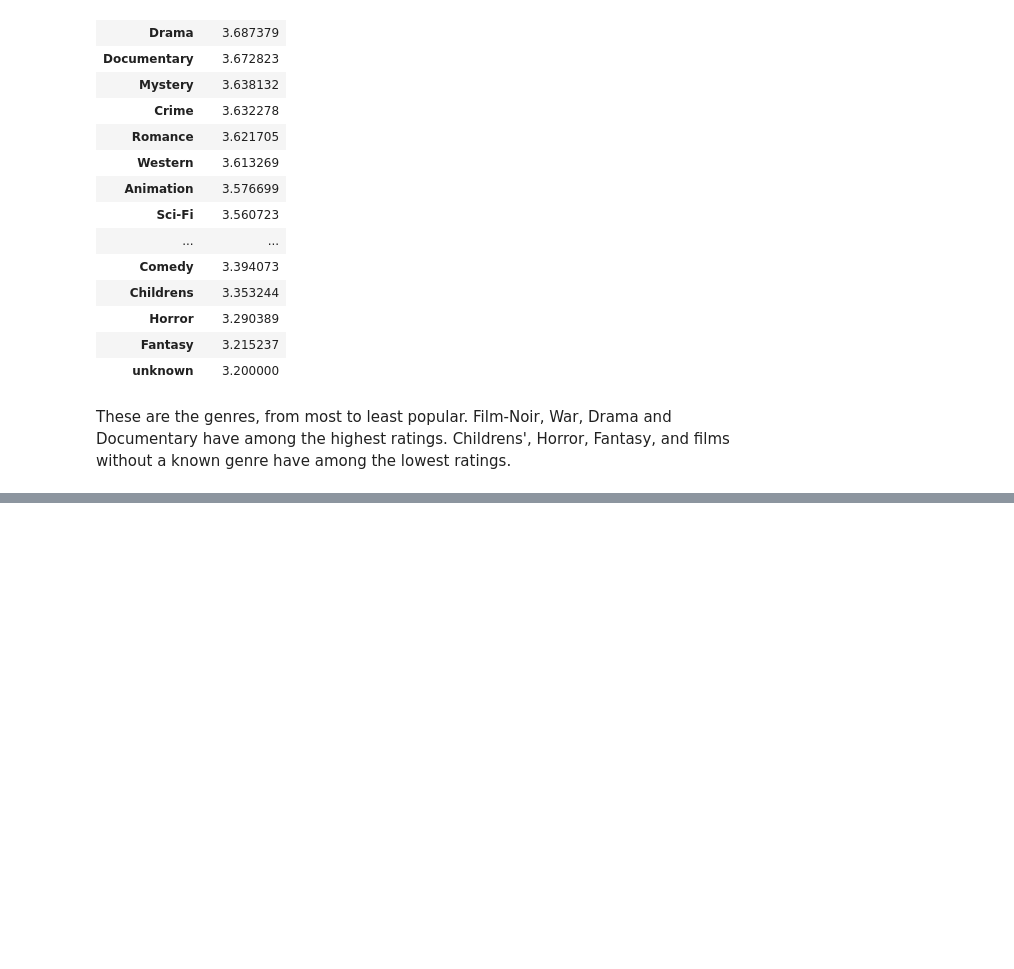
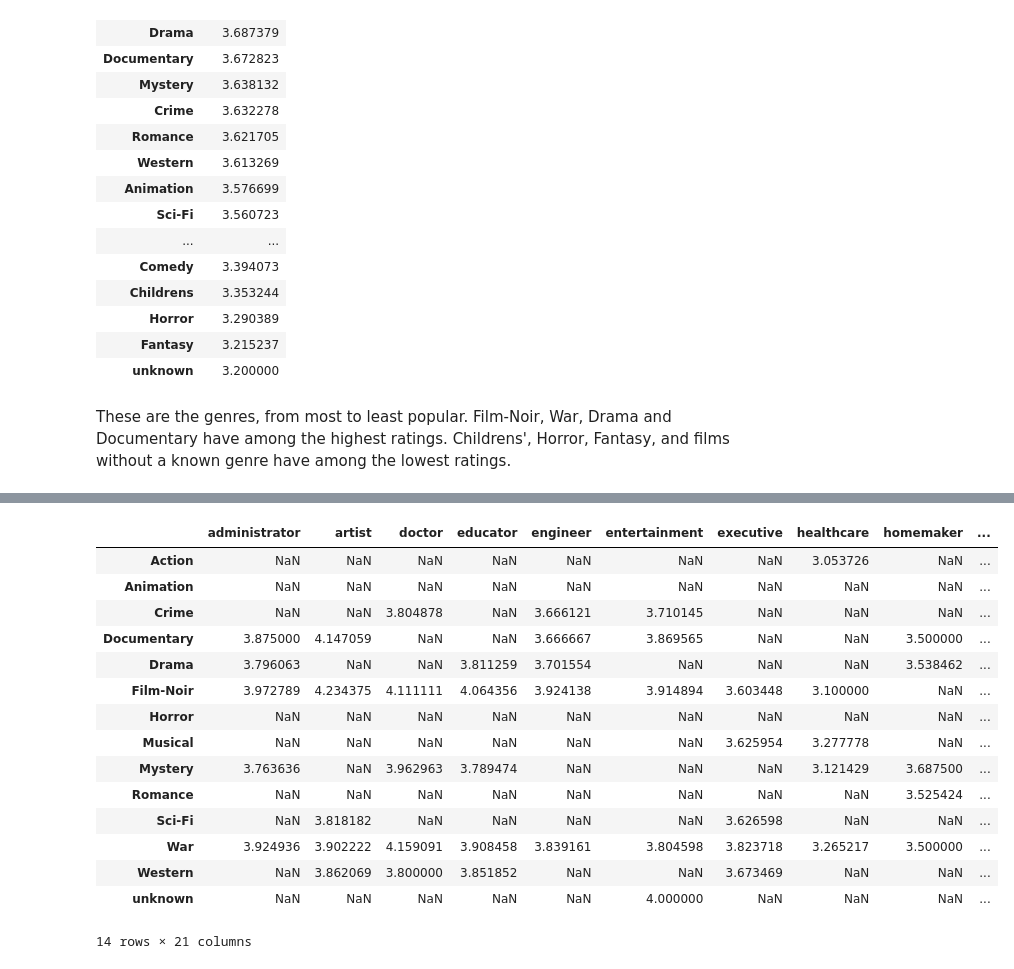
Before and after one commit to sara-shinde/MovieLens_100K_dataset_eda, a Jupyter notebook: notebooks/analysis_1.ipynb, the cells around one changed output, grey strips where cells are left out. Saved outputs shown, nothing was run; the diff lists cells and outputs as text; code cells hidden in the pictures; blank space fills up the shorter version.

```diff
--- a/notebooks/analysis_1.ipynb
+++ b/notebooks/analysis_1.ipynb
@@ -1089,0 +1267,19 @@ These are the genres, from most to least popular. Film-Noir, War, Drama and Docu
+# %%
+ratings_by_occupation_and_genre.apply(lambda x : x.nlargest(5))
+# %% [output]
+|  | administrator | artist | doctor | educator | engineer | entertainment | executive | healthcare | homemaker | ... |
+| Action | NaN | NaN | NaN | NaN | NaN | NaN | NaN | 3.053726 | NaN | ... |
+| Animation | NaN | NaN | NaN | NaN | NaN | NaN | NaN | NaN | NaN | ... |
+| Crime | NaN | NaN | 3.804878 | NaN | 3.666121 | 3.710145 | NaN | NaN | NaN | ... |
+| Documentary | 3.875000 | 4.147059 | NaN | NaN | 3.666667 | 3.869565 | NaN | NaN | 3.500000 | ... |
+| Drama | 3.796063 | NaN | NaN | 3.811259 | 3.701554 | NaN | NaN | NaN | 3.538462 | ... |
+| Film-Noir | 3.972789 | 4.234375 | 4.111111 | 4.064356 | 3.924138 | 3.914894 | 3.603448 | 3.100000 | NaN | ... |
+| Horror | NaN | NaN | NaN | NaN | NaN | NaN | NaN | NaN | NaN | ... |
+| Musical | NaN | NaN | NaN | NaN | NaN | NaN | 3.625954 | 3.277778 | NaN | ... |
+| Mystery | 3.763636 | NaN | 3.962963 | 3.789474 | NaN | NaN | NaN | 3.121429 | 3.687500 | ... |
+| Romance | NaN | NaN | NaN | NaN | NaN | NaN | NaN | NaN | 3.525424 | ... |
+| Sci-Fi | NaN | 3.818182 | NaN | NaN | NaN | NaN | 3.626598 | NaN | NaN | ... |
+| War | 3.924936 | 3.902222 | 4.159091 | 3.908458 | 3.839161 | 3.804598 | 3.823718 | 3.265217 | 3.500000 | ... |
+| Western | NaN | 3.862069 | 3.800000 | 3.851852 | NaN | NaN | 3.673469 | NaN | NaN | ... |
+| unknown | NaN | NaN | NaN | NaN | NaN | 4.000000 | NaN | NaN | NaN | ... |
+14 rows × 21 columns
```
Also changed, not shown: parts of 34 cells of this notebook.
